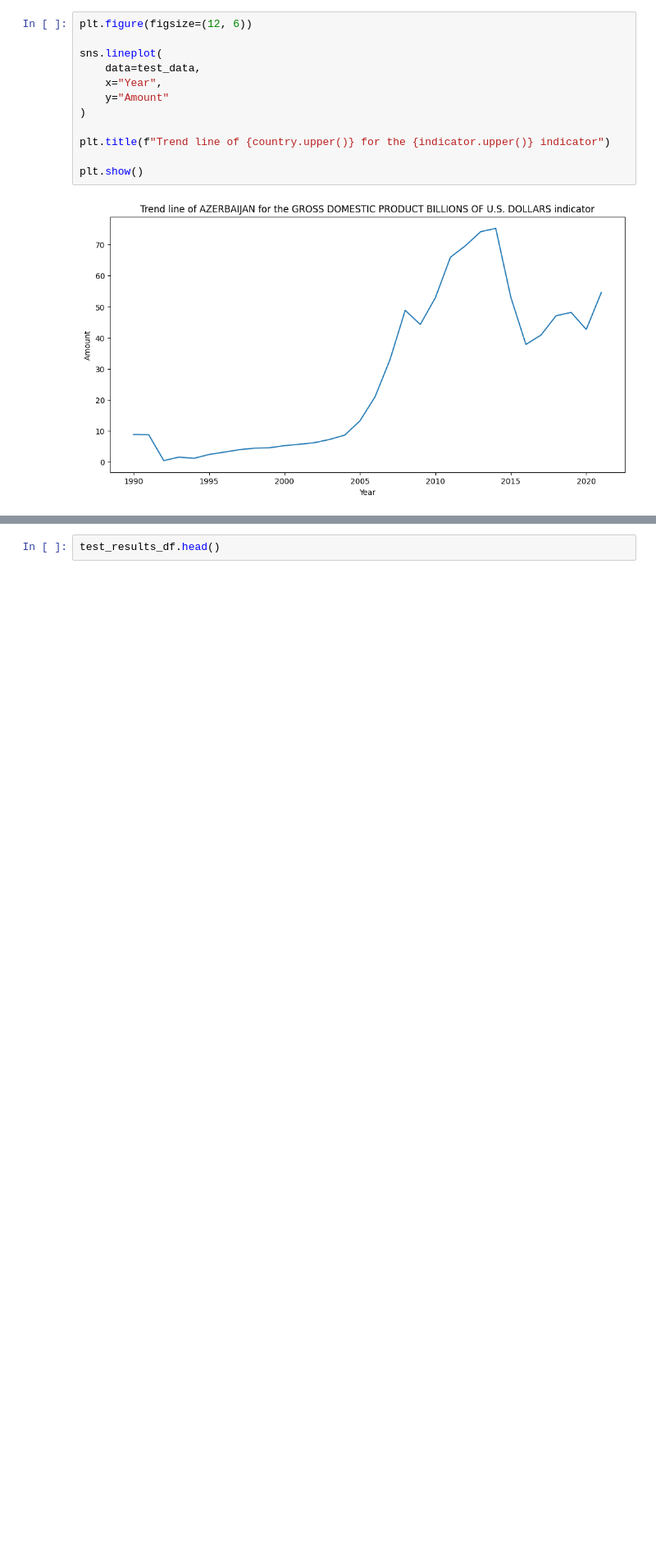
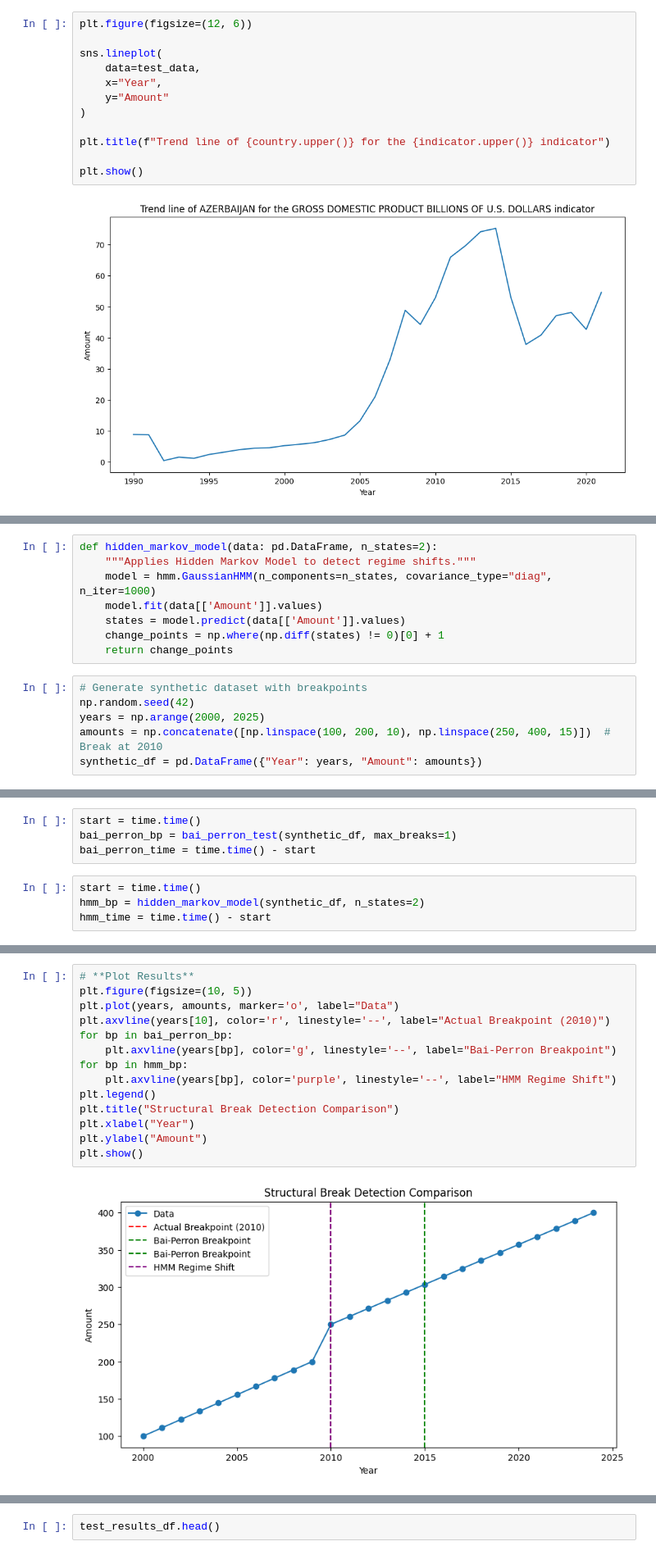
Before and after one commit to akshiin/Global-Data-Trend-Analysis, a Jupyter notebook: data_analysis.ipynb, the cells around one changed output, grey strips where cells are left out. Shown at 82% size. Saved outputs shown, nothing was run; the diff lists cells and outputs as text; blank space fills up the shorter version.

Commit message:
feat: results compared to other statistical methods

```diff
--- a/data_analysis.ipynb
+++ b/data_analysis.ipynb
@@ -153,0 +165,14 @@ plt.show()
+# %%
+def hidden_markov_model(data: pd.DataFrame, n_states=2):
+    """Applies Hidden Markov Model to detect regime shifts."""
+    model = hmm.GaussianHMM(n_components=n_states, covariance_type="diag", n_iter=1000)
+    model.fit(data[['Amount']].values)
+    states = model.predict(data[['Amount']].values)
+    change_points = np.where(np.diff(states) != 0)[0] + 1
+    return change_points
+# %%
+# Generate synthetic dataset with breakpoints
+np.random.seed(42)
+years = np.arange(2000, 2025)
+amounts = np.concatenate([np.linspace(100, 200, 10), np.linspace(250, 400, 15)])  # Break at 2010
+synthetic_df = pd.DataFrame({"Year": years, "Amount": amounts})
@@ -153,0 +184,8 @@ plt.show()
+# %%
+start = time.time()
+bai_perron_bp = bai_perron_test(synthetic_df, max_breaks=1)
+bai_perron_time = time.time() - start
+# %%
+start = time.time()
+hmm_bp = hidden_markov_model(synthetic_df, n_states=2)
+hmm_time = time.time() - start
@@ -153,0 +201,16 @@ plt.show()
+# %%
+# **Plot Results**
+plt.figure(figsize=(10, 5))
+plt.plot(years, amounts, marker='o', label="Data")
+plt.axvline(years[10], color='r', linestyle='--', label="Actual Breakpoint (2010)")
+for bp in bai_perron_bp:
+    plt.axvline(years[bp], color='g', linestyle='--', label="Bai-Perron Breakpoint")
+for bp in hmm_bp:
+    plt.axvline(years[bp], color='purple', linestyle='--', label="HMM Regime Shift")
+plt.legend()
+plt.title("Structural Break Detection Comparison")
+plt.xlabel("Year")
+plt.ylabel("Amount")
+plt.show()
+# %% [output]
+[figure, added]
```
Also changed, not shown: parts of 6 cells of this notebook.
